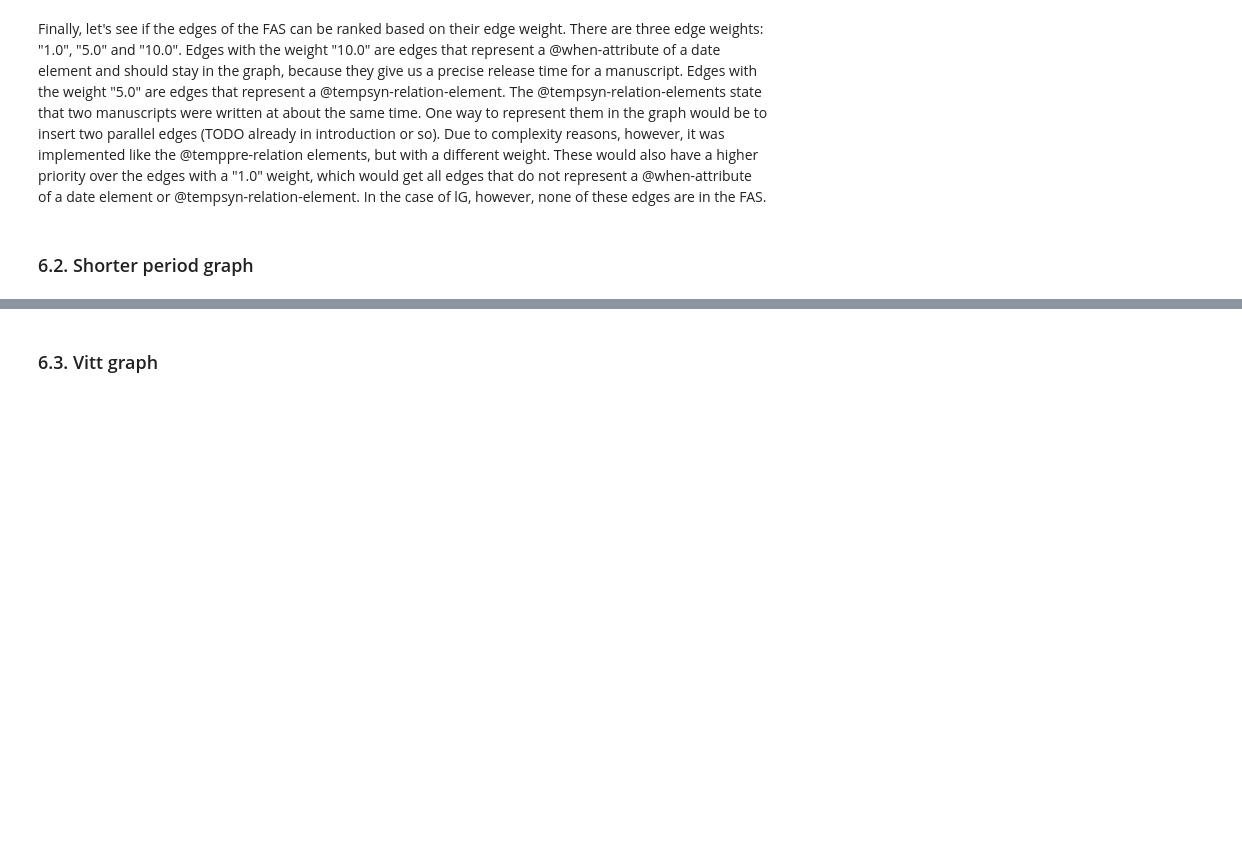
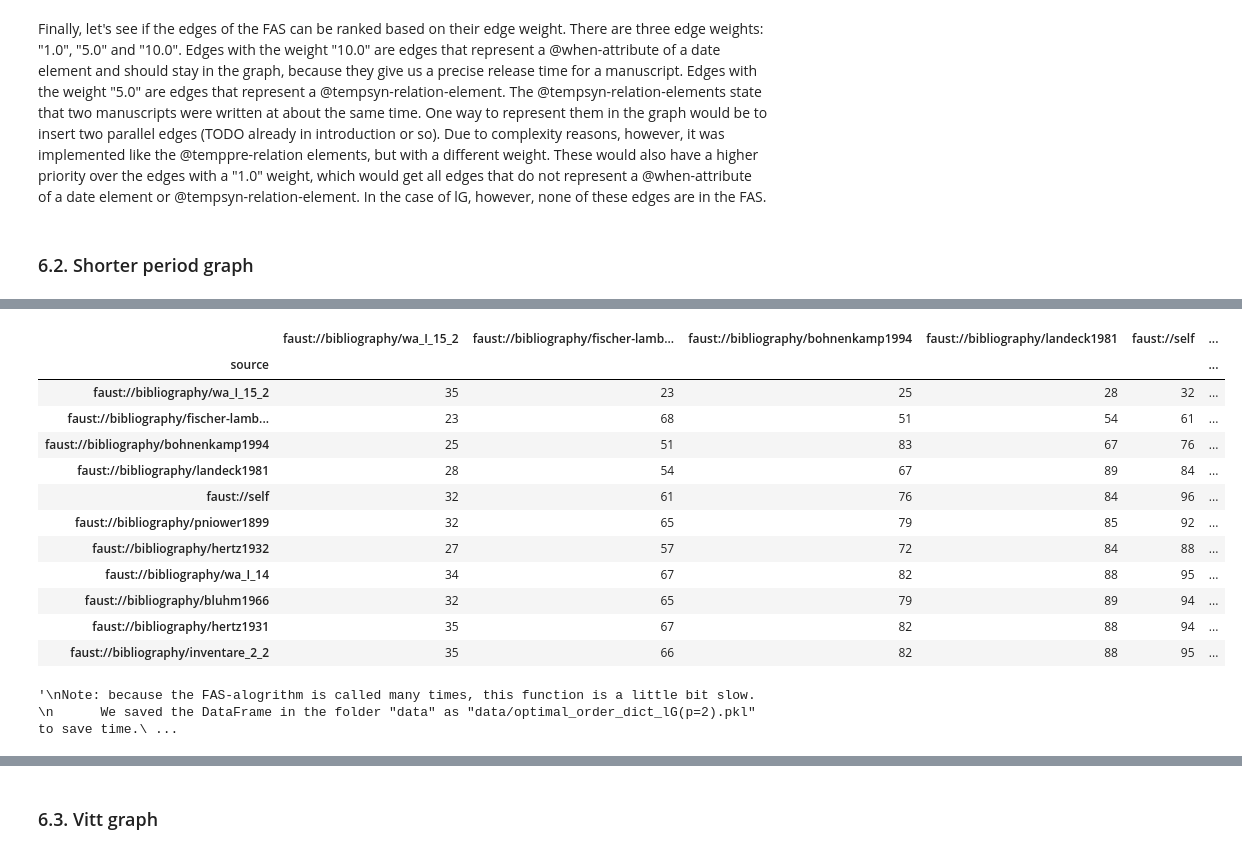
Before and after one commit to papajan3000/faust-macrogen-graph, a Jupyter notebook: n2.ipynb, the cells around one changed output, grey strips where cells are left out. Cells and saved outputs as stored; diff of their text form; code cells hidden in the pictures; blank space fills up the shorter version.

```diff
--- a/n2.ipynb
+++ b/n2.ipynb
@@ -1004,3 +990,15 @@ for t in list(lG_fas):
 meta_vitt_df.loc["longer","critical_weights"] = len(critical_weights)
 # %% [markdown]
 ### 6.2. Shorter period graph
+# %%
+sGparams = ["shorter_period", False, True, 3]
+sG = gengraph(sGparams, special_researchers)
+sG_fas = eades_fas.eades_FAS(sG, True)
+meta_vitt_df.loc["shorter","fas_size"] = len(sG_fas)
+meta_vitt_df.loc["shorter","edges"] = len(sG.edges())
+meta_vitt_df.loc["shorter","nodes"] = len(sG.nodes())
+
+asG = sG.copy()
+asG.remove_edges_from(sG_fas)
+if nx.is_directed_acyclic_graph(asG) == True:
+    print("The longer graph without the FAS (" + str(len(sG_fas)) + " edges) is acyclic!")
@@ -1006,0 +1111,28 @@ meta_vitt_df.loc["longer","critical_weights"] = len(critical_weights)
+# %%
+minimize_rm_source_df = analyzeutils.minimize_fas_by_source_removal(sG.copy())
+minimize_rm_source_df
+# %% [output]
+|  | faust://bibliography/wa_I_15_2 | faust://bibliography/fischer-lamb... | faust://bibliography/bohnenkamp1994 | faust://bibliography/landeck1981 | faust://self | ... |
+| source |  |  |  |  |  | ... |
+| faust://bibliography/wa_I_15_2 | 35 | 23 | 25 | 28 | 32 | ... |
+| faust://bibliography/fischer-lamb... | 23 | 68 | 51 | 54 | 61 | ... |
+| faust://bibliography/bohnenkamp1994 | 25 | 51 | 83 | 67 | 76 | ... |
+| faust://bibliography/landeck1981 | 28 | 54 | 67 | 89 | 84 | ... |
+| faust://self | 32 | 61 | 76 | 84 | 96 | ... |
+| faust://bibliography/pniower1899 | 32 | 65 | 79 | 85 | 92 | ... |
+| faust://bibliography/hertz1932 | 27 | 57 | 72 | 84 | 88 | ... |
+| faust://bibliography/wa_I_14 | 34 | 67 | 82 | 88 | 95 | ... |
+| faust://bibliography/bluhm1966 | 32 | 65 | 79 | 89 | 94 | ... |
+| faust://bibliography/hertz1931 | 35 | 67 | 82 | 88 | 94 | ... |
+| faust://bibliography/inventare_2_2 | 35 | 66 | 82 | 88 | 95 | ... |
+# %%
+"""
+Note: because the FAS-alogrithm is called many times, this function is a little bit slow.
+      We saved the DataFrame in the folder "data" as "data/optimal_order_dict_lG(p=2).pkl" to save time.
+"""
+#param = minimize_rm_source_df.min(axis=0).min()-1
+#optimal_order_dict = analyzeutils.find_optimal_order(sG, 0)
+#with open('data/'+ "optimal_order_dict_lG(p=" + str(param) + ")" + ".pkl", "wb") as f:
+    #pickle.dump(optimal_order_dict, f, pickle.HIGHEST_PROTOCOL)
+# %% [output]
+'\nNote: because the FAS-alogrithm is called many times, this function is a little bit slow. \n      We saved the DataFrame in the folder "data" as "data/optimal_order_dict_lG(p=2).pkl" to save time.\ ...
```
Also changed, not shown: parts of 39 cells of this notebook.
